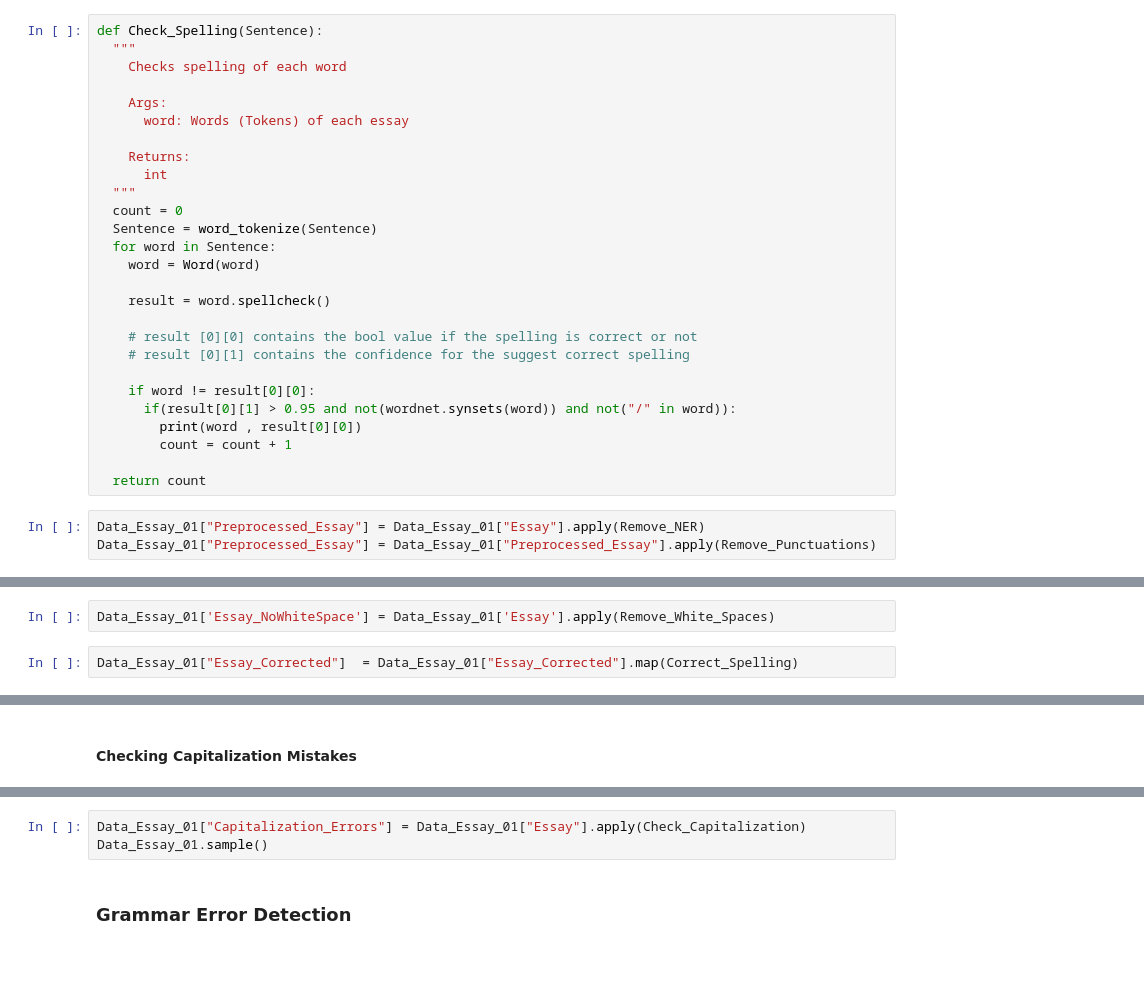
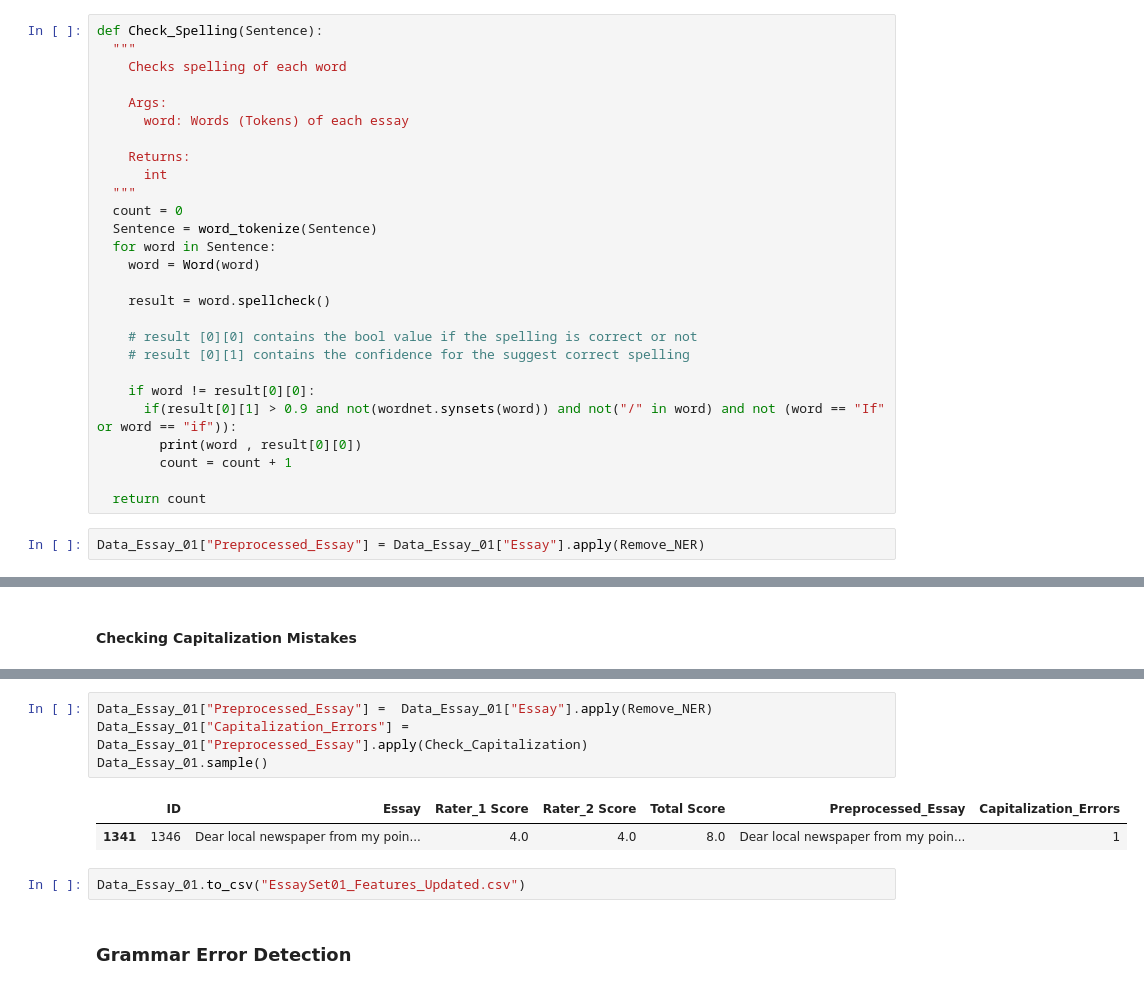
Before and after one commit to mustafabawany/IntelliTech, a Jupyter notebook: Feature_Engineering.ipynb, the cells around one changed output, grey strips where cells are left out. Cells and saved outputs as stored; diff of their text form; blank space fills up the shorter version.

Commit message:
Capitalization Done

```diff
--- a/Feature_Engineering.ipynb
+++ b/Feature_Engineering.ipynb
@@ -396,14 +409,13 @@ def Check_Spelling(Sentence):
     # result [0][1] contains the confidence for the suggest correct spelling
 
     if word != result[0][0]:
-      if(result[0][1] > 0.95 and not(wordnet.synsets(word)) and not("/" in word)):
+      if(result[0][1] > 0.9 and not(wordnet.synsets(word)) and not("/" in word) and not (word == "If" or word == "if")):
         print(word , result[0][0])
         count = count + 1
 
   return count
 # %%
 Data_Essay_01["Preprocessed_Essay"] = Data_Essay_01["Essay"].apply(Remove_NER)
-Data_Essay_01["Preprocessed_Essay"] = Data_Essay_01["Preprocessed_Essay"].apply(Remove_Punctuations)
 # %%
 Data_Essay_01["Spelling_Mistakes_Count"]  = Data_Essay_01["Preprocessed_Essay"].map(Check_Spelling)
 Data_Essay_01.sample()
@@ -464,4 +423,0 @@ def Correct_Spelling(Sentence):
-# %%
-Data_Essay_01['Essay_NoWhiteSpace'] = Data_Essay_01['Essay'].apply(Remove_White_Spaces)
-# %%
-Data_Essay_01["Essay_Corrected"]  = Data_Essay_01["Essay_Corrected"].map(Correct_Spelling)
@@ -602,8 +539,14 @@ def Check_Capitalization(Essay):
 
   return count
 # %%
-Data_Essay_01["Capitalization_Errors"] = Data_Essay_01["Essay"].apply(Check_Capitalization)
+Data_Essay_01["Preprocessed_Essay"] =  Data_Essay_01["Essay"].apply(Remove_NER)
+Data_Essay_01["Capitalization_Errors"] = Data_Essay_01["Preprocessed_Essay"].apply(Check_Capitalization)
 Data_Essay_01.sample()
+# %% [output]
+|  | ID | Essay | Rater_1 Score | Rater_2 Score | Total Score | Preprocessed_Essay | Capitalization_Errors |
+| 1341 | 1346 | Dear local newspaper from my poin... | 4.0 | 4.0 | 8.0 | Dear local newspaper from my poin... | 1 |
+# %%
+Data_Essay_01.to_csv("EssaySet01_Features_Updated.csv")
 # %% [markdown]
 ### **Grammar Error Detection**
 # %%
```
Also changed, not shown: parts of 12 cells of this notebook, 1 other file.
